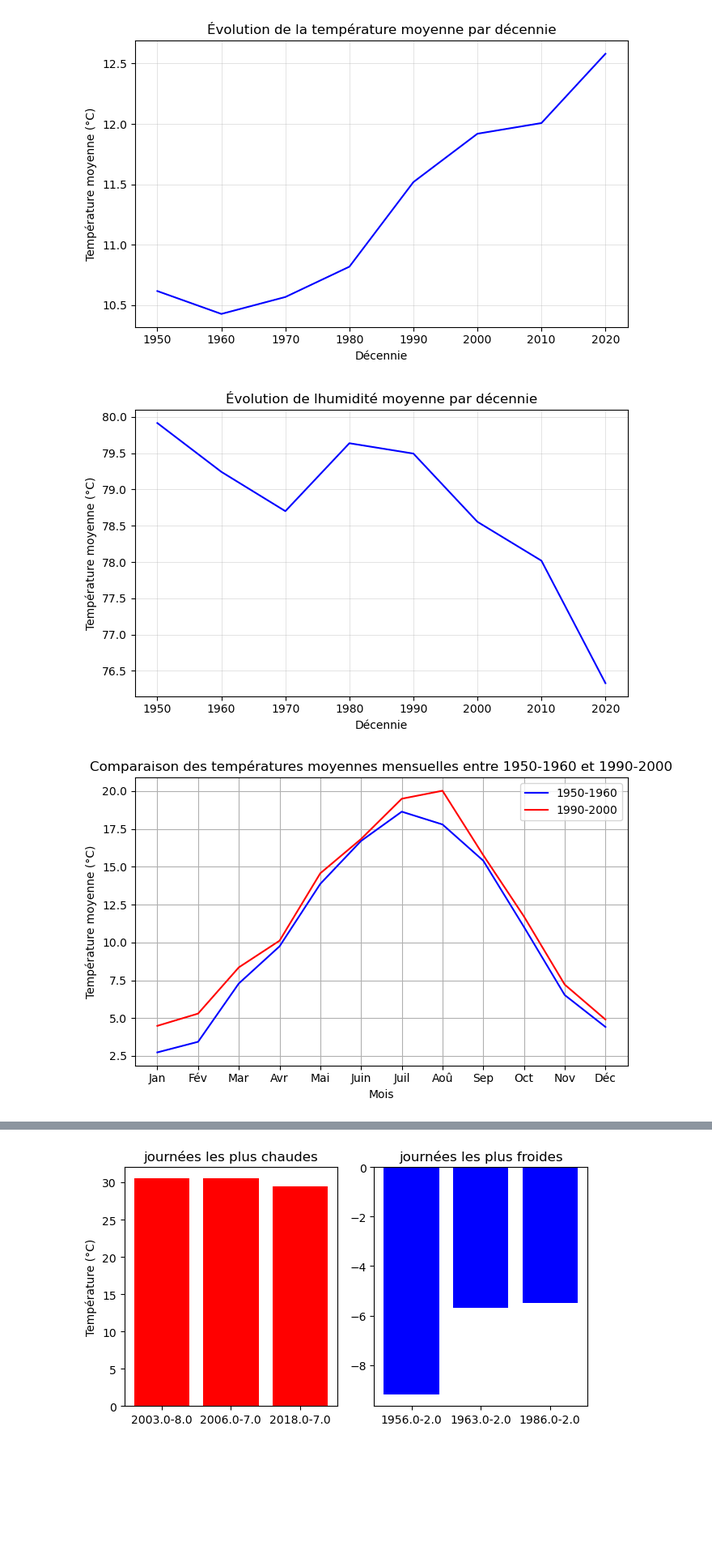
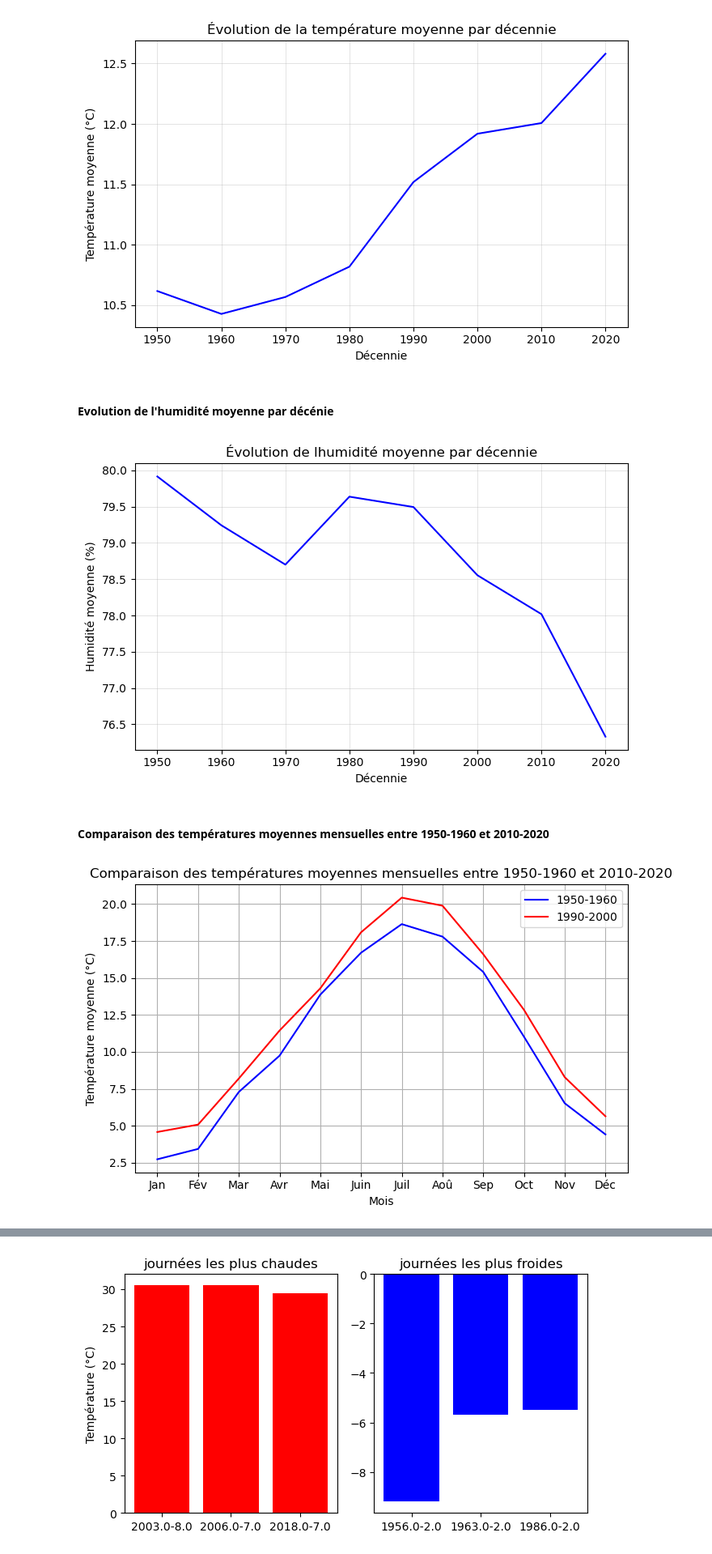
Before and after one commit to Mbakoh-marc/Projet-Prediction-Climatique, a Jupyter notebook: Donnees_température/Analyses des températures .ipynb, the cells around one changed output, grey strips where cells are left out. Shown at 81% size. Saved outputs shown, nothing was run; the diff lists cells and outputs as text; code cells hidden in the pictures; blank space fills up the shorter version.

```diff
--- a/Donnees_température/Analyses des températures .ipynb
+++ b/Donnees_température/Analyses des températures .ipynb
@@ -63,18 +60,16 @@ selon météo france nous disposons de 4 saisons en france:
 # %%
-# Calcul des moyennes des températures moyennes par décennie
-df['Decade'] = df['YEAR'] // 10 * 10  # Calcul de la décennie
 df_decade = df.groupby('Decade').mean()
 
 # Création d'une figure et d'un axe
 plt.figure(figsize=(7, 4.5))
 
 # Tracé des températures minimales moyennes par décennie
-plt.plot(df_decade.index, df_decade['FFM'], label='Température moyenne', color='blue')
+plt.plot(df_decade.index, df_decade['FFM'], color='blue')
 
 # Ajout de titres et d'étiquettes d'axe
-plt.title('Évolution de la température moyenne par décennie')
+plt.title('Évolution de la force moyenne du vent par décennie')
 plt.xlabel('Décennie')
-plt.ylabel('Température moyenne (°C)')
+plt.ylabel('force du vent (m/s)')
 
 # Affichage du graphique
 plt.grid(True, linewidth=0.5, alpha=0.5)
@@ -85,18 +82,14 @@ plt.show()
 # %%
-# Calcul des moyennes des températures moyennes par décennie
-df['Decade'] = df['YEAR'] // 10 * 10  # Calcul de la décennie
-df_decade = df.groupby('Decade').mean()
-
 # Création d'une figure et d'un axe
 plt.figure(figsize=(7, 4.5))
 
 # Tracé des températures minimales moyennes par décennie
-plt.plot(df_decade.index, df_decade[' PMERM'], label='Température moyenne', color='blue')
+plt.plot(df_decade.index, df_decade[' PMERM'], color='blue')
 
 # Ajout de titres et d'étiquettes d'axe
-plt.title('Évolution de la température moyenne par décennie')
+plt.title('Évolution de la Pression de mer par décennie')
 plt.xlabel('Décennie')
-plt.ylabel('Température moyenne (°C)')
+plt.ylabel('Pression de mer (hpa)')
 
 # Affichage du graphique
 plt.grid(True, linewidth=0.5, alpha=0.5)
@@ -107,8 +100,4 @@ plt.show()
 # %%
-# Calcul des moyennes des températures moyennes par décennie
-df['Decade'] = df['YEAR'] // 10 * 10  # Calcul de la décennie
-df_decade = df.groupby('Decade').mean()
-
 # Création d'une figure et d'un axe
 plt.figure(figsize=(7, 4.5))
 
@@ -126,11 +115,9 @@ plt.tight_layout()
 plt.show()
 # %% [output]
 [figure]
+# %% [markdown]
+#### Evolution de l'humidité moyenne par décénie
 # %%
-# Calcul des moyennes des températures moyennes par décennie
-df['Decade'] = df['YEAR'] // 10 * 10  # Calcul de la décennie
-df_decade = df.groupby('Decade').mean()
-
 # Création d'une figure et d'un axe
 plt.figure(figsize=(7, 4.5))
 
@@ -140,40 +127,42 @@ plt.plot(df_decade.index, df_decade['UMM'], label='Température moyenne', color=
 # Ajout de titres et d'étiquettes d'axe
 plt.title('Évolution de l''humidité moyenne par décennie')
 plt.xlabel('Décennie')
-plt.ylabel('Température moyenne (°C)')
+plt.ylabel('Humidité moyenne (%)')
 
 # Affichage du graphique
 plt.grid(True, linewidth=0.5, alpha=0.5)
 plt.tight_layout()
 plt.show()
 # %% [output]
-[figure, old version]
+[figure, new version]
+# %% [markdown]
+#### Comparaison des températures moyennes mensuelles entre 1950-1960 et 2010-2020
 # %%
 # Filtrage des données pour les périodes 1950-1970 et 2000-2023
 period1 = df[(df['YEAR'] >= 1950) & (df['YEAR'] <= 1960)]
-period2 = df[(df['YEAR'] >= 1990) & (df['YEAR'] <= 2000)]
+period2 = df[(df['YEAR'] >= 2010) & (df['YEAR'] <= 2020)]
 
 # Calcul des moyennes annuelles pour chaque période
 monthly_temp1 = period1.groupby(period1['MONTH'])['TM'].mean()
 monthly_temp2 = period2.groupby(period2['MONTH'])['TM'].mean()
 
 # Tracé du graphique
 plt.figure(figsize=(7, 4.5))
 
 # Plot des moyennes mensuelles pour la période 1950-1970
 plt.plot(monthly_temp1.index, monthly_temp1.values, label='1950-1960', color='blue')
 
 # Plot des moyennes mensuelles pour la période 2000-2023
 plt.plot(monthly_temp2.index, monthly_temp2.values, label='1990-2000', color='red')
 
 # Ajout de titres et d'étiquettes d'axe
-plt.title('Comparaison des températures moyennes mensuelles entre 1950-1960 et 1990-2000')
+plt.title('Comparaison des températures moyennes mensuelles entre 1950-1960 et 2010-2020')
 plt.xlabel('Mois')
 plt.ylabel('Température moyenne (°C)')
 plt.xticks(range(1, 13), ['Jan', 'Fév', 'Mar', 'Avr', 'Mai', 'Juin', 'Juil', 'Aoû', 'Sep', 'Oct', 'Nov', 'Déc'])
 plt.grid(True)
 plt.legend()
 plt.tight_layout()
 plt.show()
 # %% [output]
-[figure, old version]
+[figure, new version]
```
Also changed, not shown: parts of 21 cells of this notebook, 7 other files.
